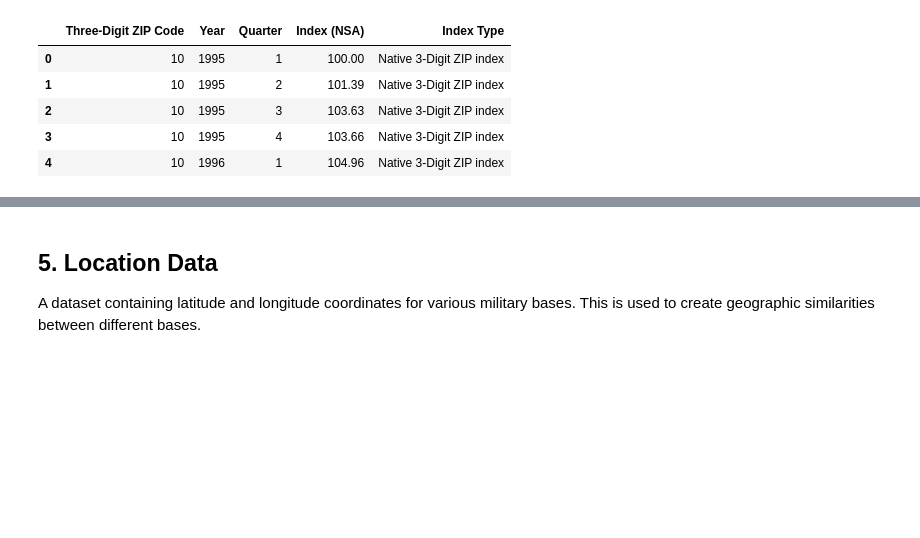
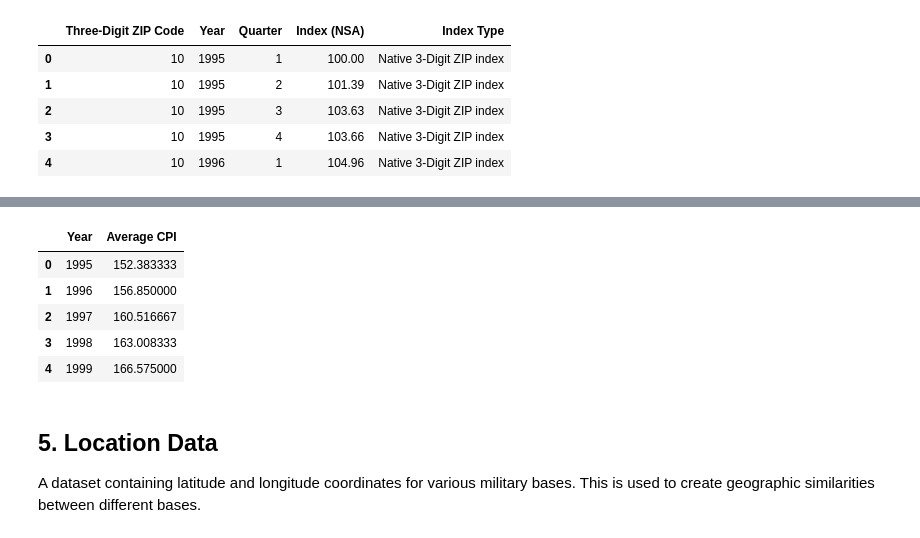
Before and after one commit to amswanson333/BAH_Machine_Learning, a Jupyter notebook: data_fusion.ipynb, the cells around one changed output, grey strips where cells are left out. Cells and saved outputs as stored; diff of their text form; code cells hidden in the pictures; blank space fills up the shorter version.

```diff
--- a/data_fusion.ipynb
+++ b/data_fusion.ipynb
@@ -144,0 +173,18 @@ hpi_df.to_csv(os.path.join(hpi_path, "hpi_df.csv"))
+# %%
+# dropping the Half 1 and Half 2 features (they are averages of the first half of the year and second half)
+cpi_df.drop(labels=["HALF1","HALF2"], axis=1, inplace=True)
+# %%
+# add an average per year column (excluding the year column)
+avg_cols = ["Jan", "Feb", "Mar", "Apr", "May", "Jun", "Jul", "Aug", "Sep", "Oct", "Nov", "Dec"]
+cpi_df["Average CPI"] = cpi_df[avg_cols].mean(axis=1)
+
+# drop the month columns as they will not be used
+cpi_df.drop(labels=avg_cols, axis=1, inplace=True)
+cpi_df.head()
+# %% [output]
+|  | Year | Average CPI |
+| 0 | 1995 | 152.383333 |
+| 1 | 1996 | 156.850000 |
+| 2 | 1997 | 160.516667 |
+| 3 | 1998 | 163.008333 |
+| 4 | 1999 | 166.575000 |
```
Also changed, not shown: parts of 5 cells of this notebook.
